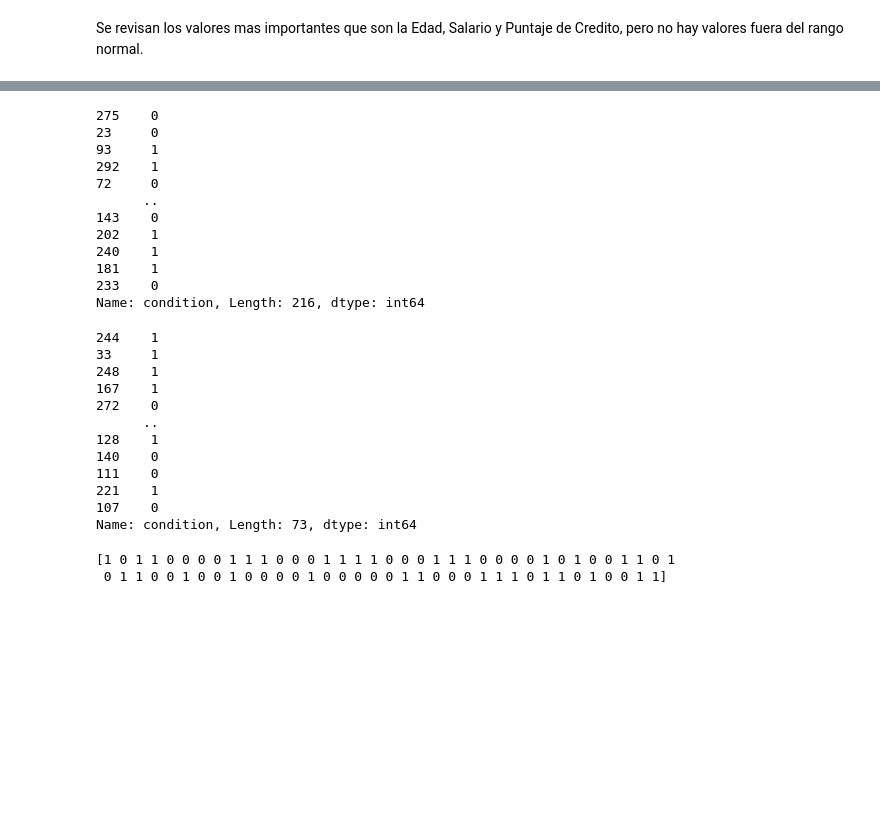
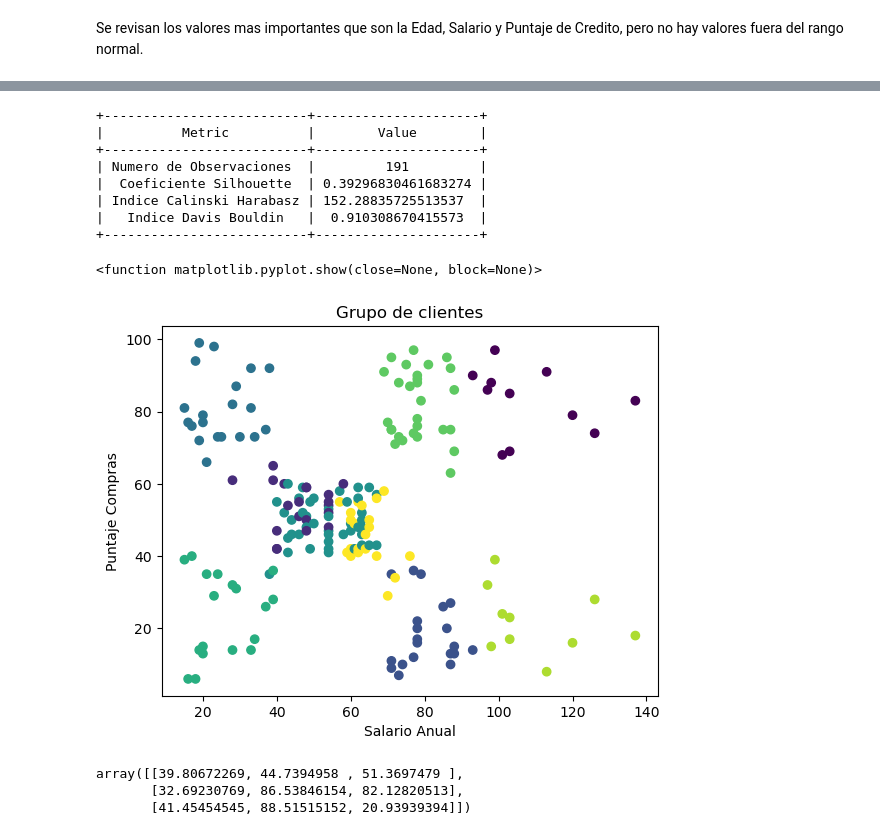
Before and after one commit to ManuelDaza01/UNAD-Analisis_Datos, a Jupyter notebook: K-means.ipynb, the cells around one changed output, grey strips where cells are left out. Drawn from its saved outputs; the diff is of its cells as text; code cells hidden in the pictures; blank space fills up the shorter version.

```diff
--- a/K-means.ipynb
+++ b/K-means.ipynb
@@ -187,15 +225,8 @@ print(X_train)
 # %%
-print(Y_train)
+#5. Evaluar el desempeño del modelo con métricas como Coeficiente de Silhouette, Índice de Calinski-Harabasz.
+
+#Preparacion de la metrica de la columna Grupo
+
+observaciones = len(data)
+x= data.drop('Grupo', axis=1)
+clusters = data['Grupo']
-# %% [output]
-275    0
-23     0
-93     1
-292    1
-72     0
-      ..
-143    0
-202    1
-240    1
-181    1
-233    0
-Name: condition, Length: 216, dtype: int64
@@ -211,21 +247,33 @@ prediccion = mod_regresion.predict(X_test)
 # %%
-print (Y_test)
+#Imprime la tabla
+from tabulate import tabulate
+print (tabulate(table_datos, headers=['Metric', 'Value'], tablefmt='pretty'))
 # %% [output]
-244    1
-33     1
-248    1
-167    1
-272    0
-      ..
-128    1
-140    0
-111    0
-221    1
-107    0
-Name: condition, Length: 73, dtype: int64
++--------------------------+---------------------+
+|          Metric          |        Value        |
++--------------------------+---------------------+
+| Numero de Observaciones  |         191         |
+|  Coeficiente Silhouette  | 0.39296830461683274 |
+| Indice Calinski Harabasz | 152.28835725513537  |
+|   Indice Davis Bouldin   |  0.910308670415573  |
++--------------------------+---------------------+
-# %%
-print (prediccion)
-# %% [output]
-[1 0 1 1 0 0 0 0 1 1 1 0 0 0 1 1 1 1 0 0 0 1 1 1 0 0 0 0 1 0 1 0 0 1 1 0 1
- 0 1 1 0 0 1 0 0 1 0 0 0 0 1 0 0 0 0 0 1 1 0 0 0 1 1 1 0 1 1 0 1 0 0 1 1]
+# %%
+#6. Realizar las diferentes gráficas que permitan visualizar los resultados del modelo
+
+plt.scatter(data['Anual Salario(k$)'], data['Puntaje Compras (1-100)'], c = data['Grupo'], cmap = 'viridis')
+plt.xlabel('Salario Anual')
+plt.ylabel('Puntaje Compras')
+plt.title('Grupo de clientes')
+plt.show
+# %% [output]
+<function matplotlib.pyplot.show(close=None, block=None)>
+[figure, added]
+# %%
+kmeans = KMeans(n_clusters=3).fit(x)
+centroids = kmeans.cluster_centers_
+centroids
+# %% [output]
+array([[39.80672269, 44.7394958 , 51.3697479 ],
+       [32.69230769, 86.53846154, 82.12820513],
+       [41.45454545, 88.51515152, 20.93939394]])
 # %%
```
Also changed, not shown: parts of 18 cells of this notebook.
